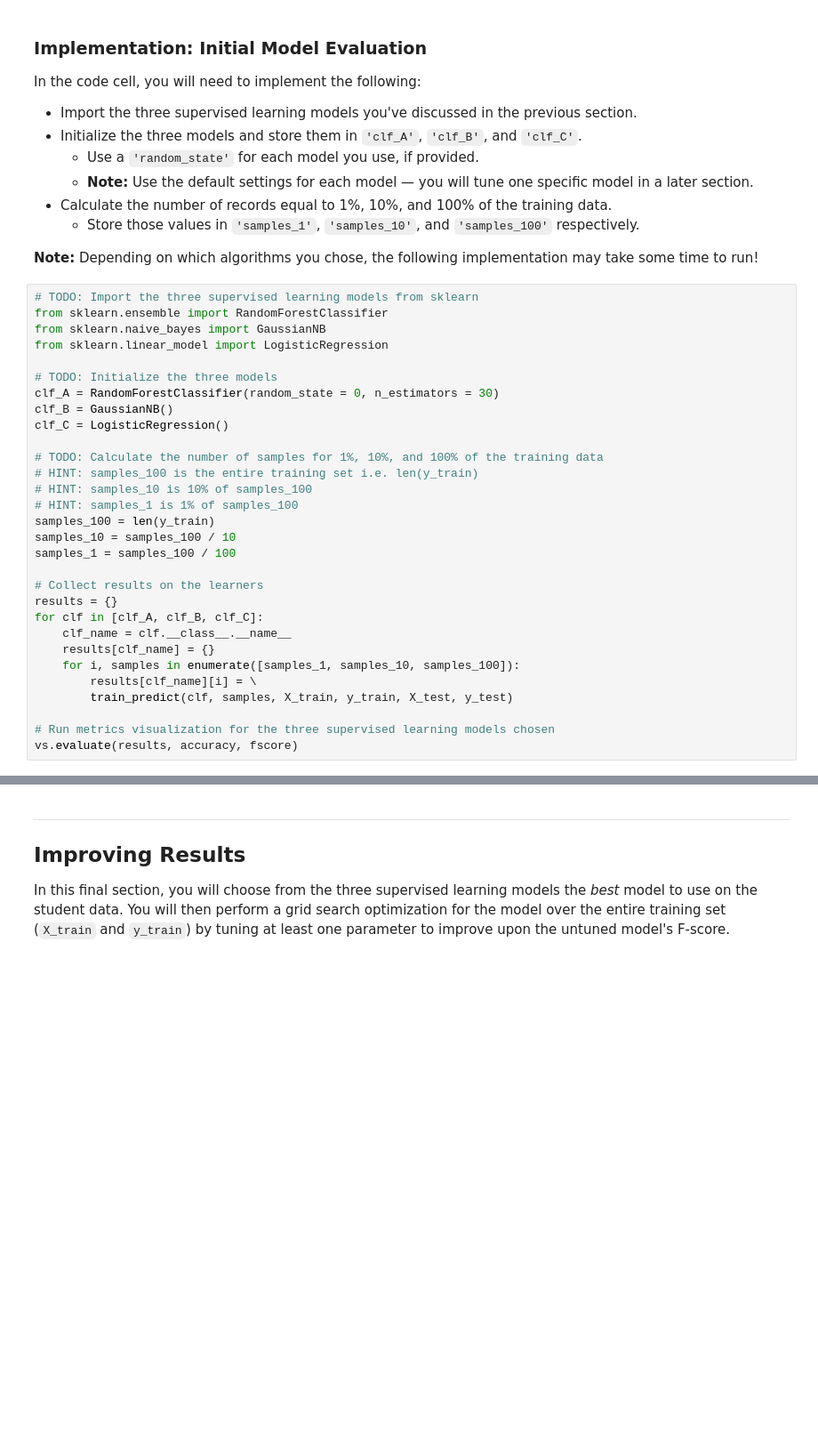
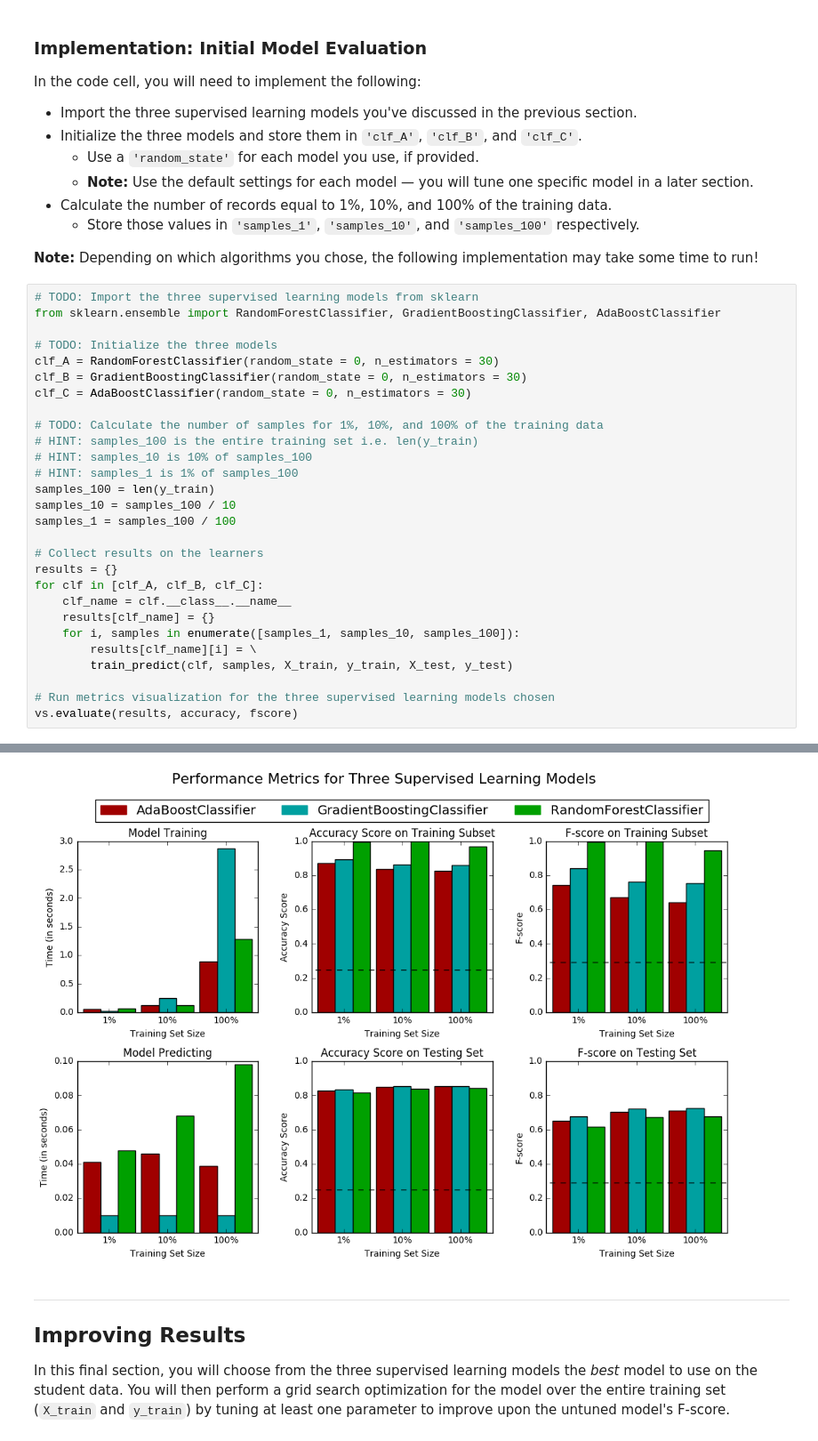
Before and after one commit to cidelab/MachineLearnResearch, a Jupyter notebook: finding_donors/finding_donors.ipynb, the cells around one changed output, grey strips where cells are left out. Shown: that part at 89% size. Drawn from its saved outputs; the diff is of its cells as text; blank space fills up the shorter version.

Commit message:
gradientBoosting classifier project

```diff
--- a/finding_donors/finding_donors.ipynb
+++ b/finding_donors/finding_donors.ipynb
@@ -434,14 +465,12 @@ In the code cell, you will need to implement the following:
 **Note:** Depending on which algorithms you chose, the following implementation may take some time to run!
 # %%
 # TODO: Import the three supervised learning models from sklearn
-from sklearn.ensemble import RandomForestClassifier
-from sklearn.naive_bayes import GaussianNB
-from sklearn.linear_model import LogisticRegression
+from sklearn.ensemble import RandomForestClassifier, GradientBoostingClassifier, AdaBoostClassifier
 
 # TODO: Initialize the three models
 clf_A = RandomForestClassifier(random_state = 0, n_estimators = 30)
-clf_B = GaussianNB()
-clf_C = LogisticRegression()
+clf_B = GradientBoostingClassifier(random_state = 0, n_estimators = 30)
+clf_C = AdaBoostClassifier(random_state = 0, n_estimators = 30)
 
 # TODO: Calculate the number of samples for 1%, 10%, and 100% of the training data
 # HINT: samples_100 is the entire training set i.e. len(y_train)
@@ -462,3 +491,4 @@ for clf in [clf_A, clf_B, clf_C]:
 
 # Run metrics visualization for the three supervised learning models chosen
 vs.evaluate(results, accuracy, fscore)
+# %% [output]
@@ -465,3 +504,4 @@ vs.evaluate(results, accuracy, fscore)
+[figure, added]
 # %% [markdown]
 ----
 ## Improving Results
```
Also changed, not shown: parts of 19 cells of this notebook, 2 other files.
